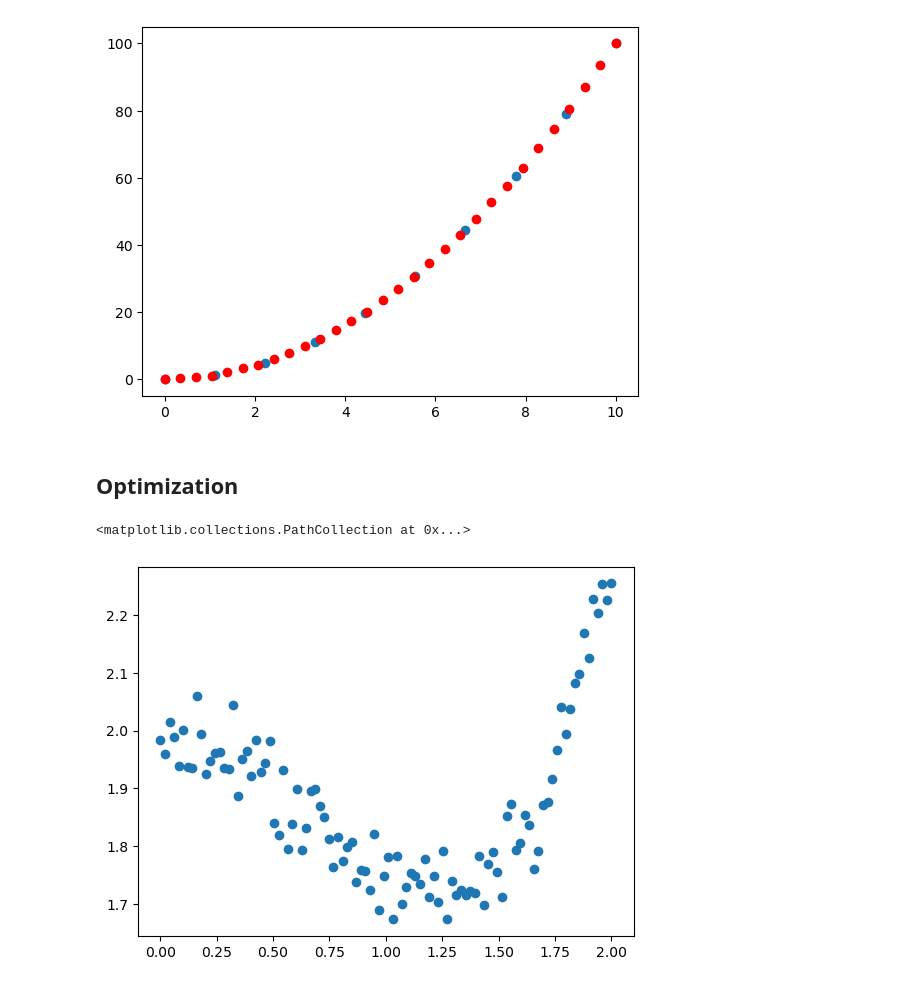
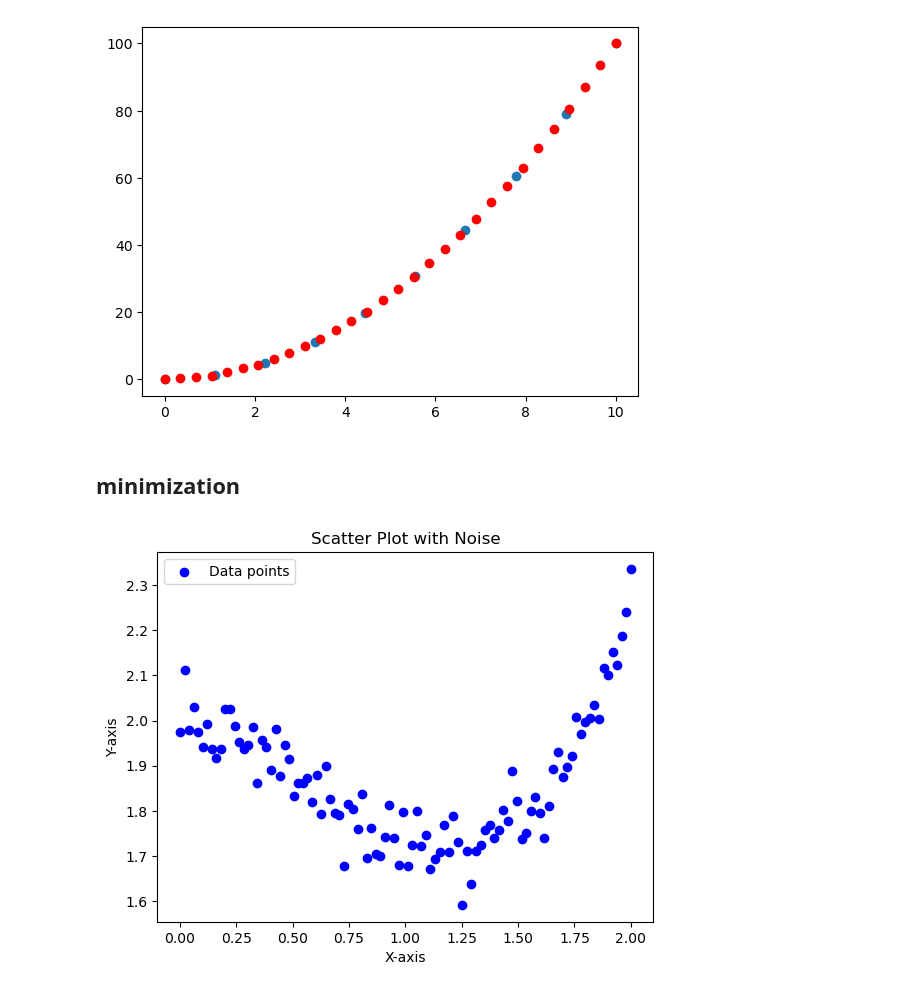
Before and after one commit to ChristianIshimwe7/ml_projects_in_jupyter, a Jupyter notebook: ishimwe1.ipynb, the cells around one changed output. Drawn from its saved outputs; the diff is of its cells as text; code cells hidden in the pictures.

```diff
--- a/ishimwe1.ipynb
+++ b/ishimwe1.ipynb
@@ -101,12 +101,24 @@ plt.scatter(new_x, result, c="r")
 # %% [output]
 <matplotlib.collections.PathCollection at 0x...>
 [figure]
-# %% [markdown]
-## Optimization
+# %% [markdown]
+## minimization
 # %%
+import numpy as np
+import matplotlib.pyplot as plt
+
+# Generate x values
 x = np.linspace(0, 2, 100)
-y = 1/3 * x**3 - 3/5 * x**2 + 2 + np.random.randn(x.shape[0])/20
-plt.scatter(x, y)
+
+# Generate y values with a cubic function and some random noise
+y = 1/3 * x**3 - 3/5 * x**2 + 2 + np.random.randn(x.shape[0]) / 20
+
+# Create a scatter plot
+plt.scatter(x, y, color='blue', label='Data points')
+plt.xlabel('X-axis')
+plt.ylabel('Y-axis')
+plt.title('Scatter Plot with Noise')
+plt.legend()
+plt.show()
 # %% [output]
-<matplotlib.collections.PathCollection at 0x...>
-[figure, old version]
+[figure, new version]
```
